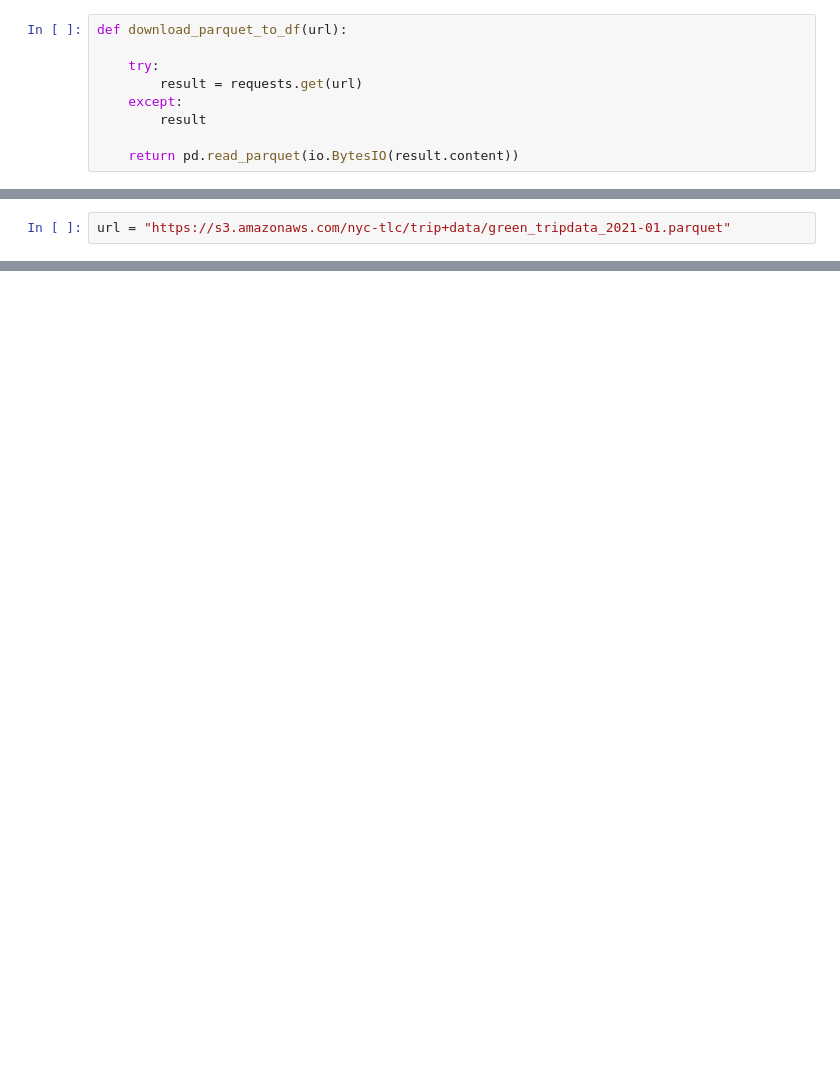
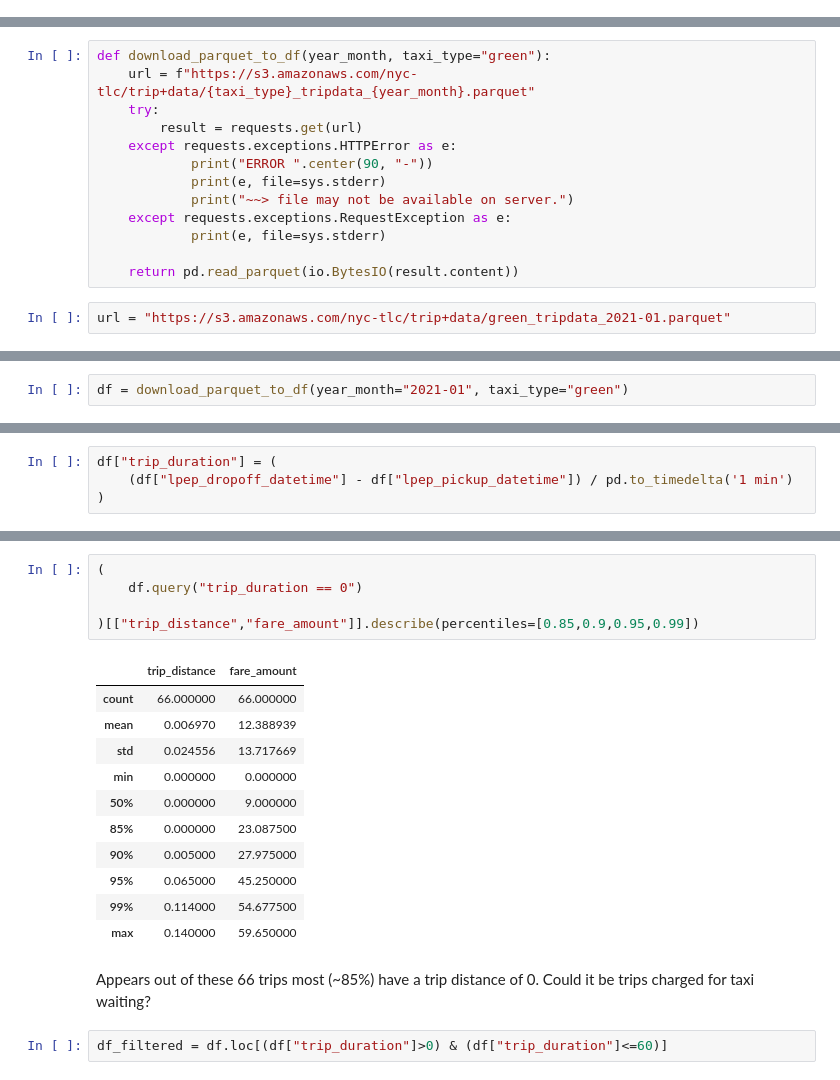
Before and after one commit to the-prairie/mlops-farmcamp, a Jupyter notebook: 01_intro/notebooks/duration-prediction.ipynb, the cells around one changed output, grey strips where cells are left out. Saved outputs shown, nothing was run; the diff lists cells and outputs as text; blank space fills up the shorter version.

```diff
--- a/01_intro/notebooks/duration-prediction.ipynb
+++ b/01_intro/notebooks/duration-prediction.ipynb
@@ -5,9 +0,0 @@ import io
-# %%
-def download_parquet_to_df(url):
-
-    try:
-        result = requests.get(url)
-    except:
-        result
-
-    return pd.read_parquet(io.BytesIO(result.content))
@@ -14,2 +22,15 @@ def download_parquet_to_df(url):
+# %%
+def download_parquet_to_df(year_month, taxi_type="green"):
+    url = f"https://s3.amazonaws.com/nyc-tlc/trip+data/{taxi_type}_tripdata_{year_month}.parquet"
+    try:
+        result = requests.get(url)
+    except requests.exceptions.HTTPError as e:
+            print("ERROR ".center(90, "-"))
+            print(e, file=sys.stderr)
+            print("~~> file may not be available on server.")
+    except requests.exceptions.RequestException as e:
+            print(e, file=sys.stderr)
+
+    return pd.read_parquet(io.BytesIO(result.content))
 # %%
 url = "https://s3.amazonaws.com/nyc-tlc/trip+data/green_tripdata_2021-01.parquet"
@@ -18 +50,3 @@ df = download_parquet_to_df(url)
+# %%
+df = download_parquet_to_df(year_month="2021-01", taxi_type="green")
 # %%
@@ -33,0 +76,4 @@ df
+# %%
+df["trip_duration"] = (
+    (df["lpep_dropoff_datetime"] - df["lpep_pickup_datetime"]) / pd.to_timedelta('1 min')
+)
@@ -33,0 +143,21 @@ df
+# %%
+(
+    df.query("trip_duration == 0")
+
+)[["trip_distance","fare_amount"]].describe(percentiles=[0.85,0.9,0.95,0.99])
+# %% [output]
+|  | trip_distance | fare_amount |
+| count | 66.000000 | 66.000000 |
+| mean | 0.006970 | 12.388939 |
+| std | 0.024556 | 13.717669 |
+| min | 0.000000 | 0.000000 |
+| 50% | 0.000000 | 9.000000 |
+| 85% | 0.000000 | 23.087500 |
+| 90% | 0.005000 | 27.975000 |
+| 95% | 0.065000 | 45.250000 |
+| 99% | 0.114000 | 54.677500 |
+| max | 0.140000 | 59.650000 |
+# %% [markdown]
+Appears out of these 66 trips most (~85%) have a trip distance of 0. Could it be trips charged for taxi waiting?
+# %%
+df_filtered = df.loc[(df["trip_duration"]>0) & (df["trip_duration"]<=60)]
```
Also changed, not shown: parts of 47 cells of this notebook, 2 other files.
